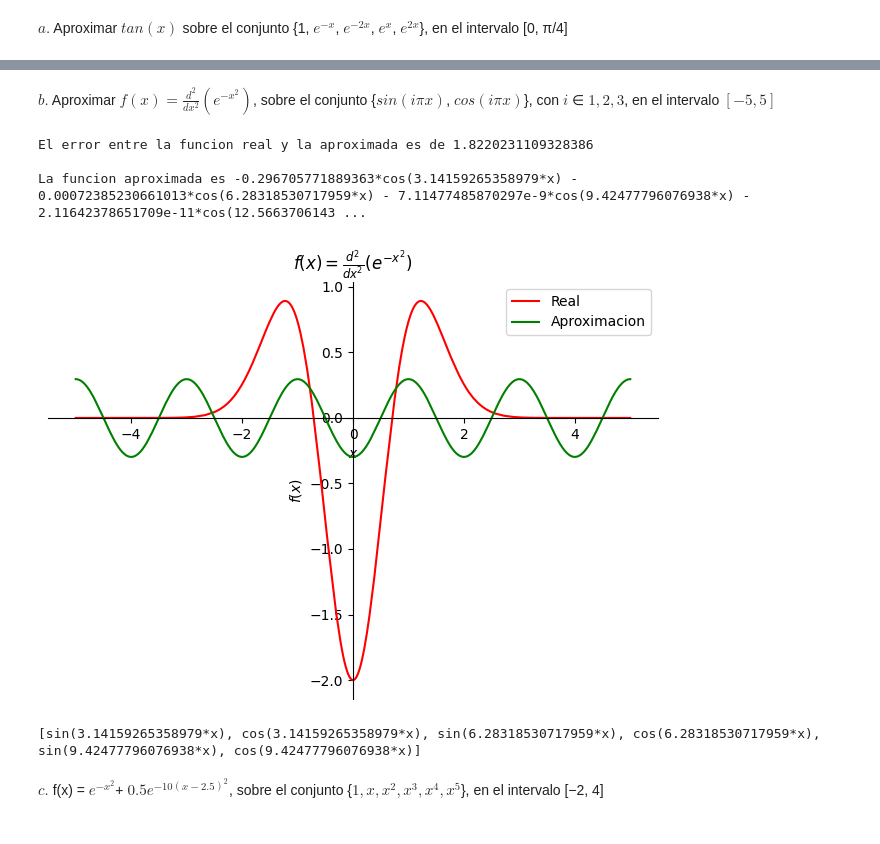
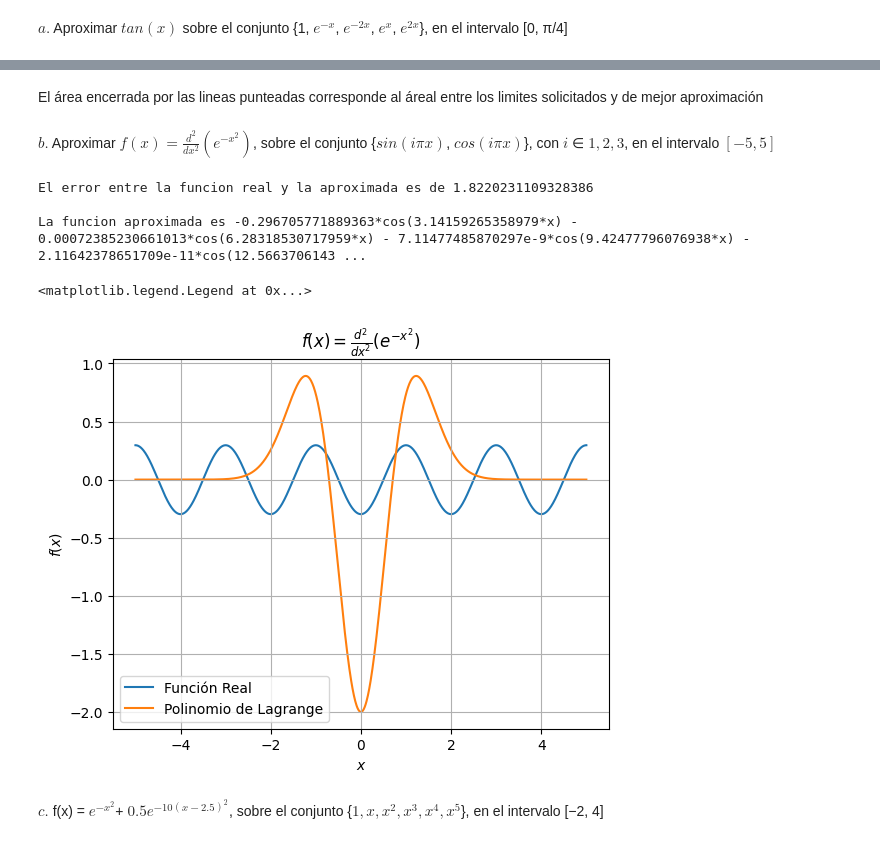
Before and after one commit to JulianSoZa/MiniProjects_NumericMethods, a Jupyter notebook: MiniProject1_GP1/exrcise1.ipynb, the cells around one changed output, grey strips where cells are left out. Saved outputs shown, nothing was run; the diff lists cells and outputs as text; code cells hidden in the pictures.

```diff
--- a/MiniProject1_GP1/exrcise1.ipynb
+++ b/MiniProject1_GP1/exrcise1.ipynb
@@ -89,45 +98,44 @@ La funcion aproximada es 0.296475608312038*exp(2*x) - 0.731803087250492*exp(x) +
+# %% [markdown]
+El área encerrada por las lineas punteadas corresponde al áreal entre los limites solicitados y de mejor aproximación
 # %% [markdown]
 $b.$ Aproximar $f(x) = \frac{d^2}{dx^2}(e^{-x^2})$, sobre el conjunto {$sin(iπx)$, $cos(iπx)$}, con $i$ ∈ ${1, 2, 3}$, en el intervalo $[−5, 5]$
 # %%
-x = sym.Symbol('x')                                                      # Variable independiente de forma simbolica
-f = sym.exp(-x**2)
-derivada_2 = f.diff(x,x)                                                 # Funcion a aproximar
-ui = []
-lim = [-5,5]                                                             # Rango en el que se hace la integracion
+x = sym.Symbol('x')                                                                     # Variable independiente de forma simbolic
+derivada_2 = sym.exp(-x**2).diff(x,x)                                                   # Funcion a aproximar
+ui = []                                                                                 # Funciones base de aproximacion
+lim = [-5,5]                                                                            # Rango en el que se hace la integracion
 
 ni = 8
 
 for i in range(1, ni+1):
     ui.append(sym.sin(i*np.pi*x))
     ui.append(sym.cos(i*np.pi*x))
 
 A, b, fg, alp = aproximacion_num(derivada_2,ui, lim)
 
-fg                                                                       # Funcion aproximada
+fg                                                                                      # Funcion aproximada
 print(f"\nLa funcion aproximada es {fg}\n")
 
 # GRAFICO DE LAS FUNCIONES
-grafico = plot(derivada_2,fg, (x, lim[0], lim[1]), title=r"$f(x) = \frac{d^2}{dx^2}(e^{-x^2})$", show=False, legend= True)
-grafico[0].line_color= 'r'
-grafico[0].label = "Real"
-grafico[1].line_color= 'g'
-grafico[1].label = "Aproximacion"
-grafico.show()
+xp = np.linspace(-5,5,1000)
+fp = sym.lambdify(x,fg)(xp)
+fr = sym.lambdify(x, derivada_2)(xp)
+
+fig, ax1 = plt.subplots()
+
+ax1.plot(xp,fp, zorder=0, label="Función Real")
+ax1.plot(xp,fr, zorder=1, label="Polinomio de Lagrange")
+ax1.set_title(r"$f(x) = \frac{d^2}{dx^2}(e^{-x^2})$")
+ax1.grid()
+ax1.set_xlabel("$x$")
+ax1.set_ylabel("$f(x)$")
+ax1.legend()
 # %% [output]
 El error entre la funcion real y la aproximada es de 1.8220231109328386
 
 La funcion aproximada es -0.296705771889363*cos(3.14159265358979*x) - 0.00072385230661013*cos(6.28318530717959*x) - 7.11477485870297e-9*cos(9.42477796076938*x) - 2.11642378651709e-11*cos(12.5663706143 ...
+<matplotlib.legend.Legend at 0x...>
-[figure, old version]
+[figure, new version]
-# %%
-g = []
-nc = 3
-for i in range(1, nc+1):
-    g.append(sym.sin(i*np.pi*x))
-    g.append(sym.cos(i*np.pi*x))
-
-print(g)
-# %% [output]
-[sin(3.14159265358979*x), cos(3.14159265358979*x), sin(6.28318530717959*x), cos(6.28318530717959*x), sin(9.42477796076938*x), cos(9.42477796076938*x)]
 # %% [markdown]
 $c.$ f(x) = $e^{−x^{2}}$+ $0.5 e^{−10(x−2.5)^{2}}$, sobre el conjunto {$1, x, x^{2}, x^{3}, x^{4}, x^{5}$}, en el intervalo [−2, 4]
 # %%
```
Also changed, not shown: parts of 4 cells of this notebook.
